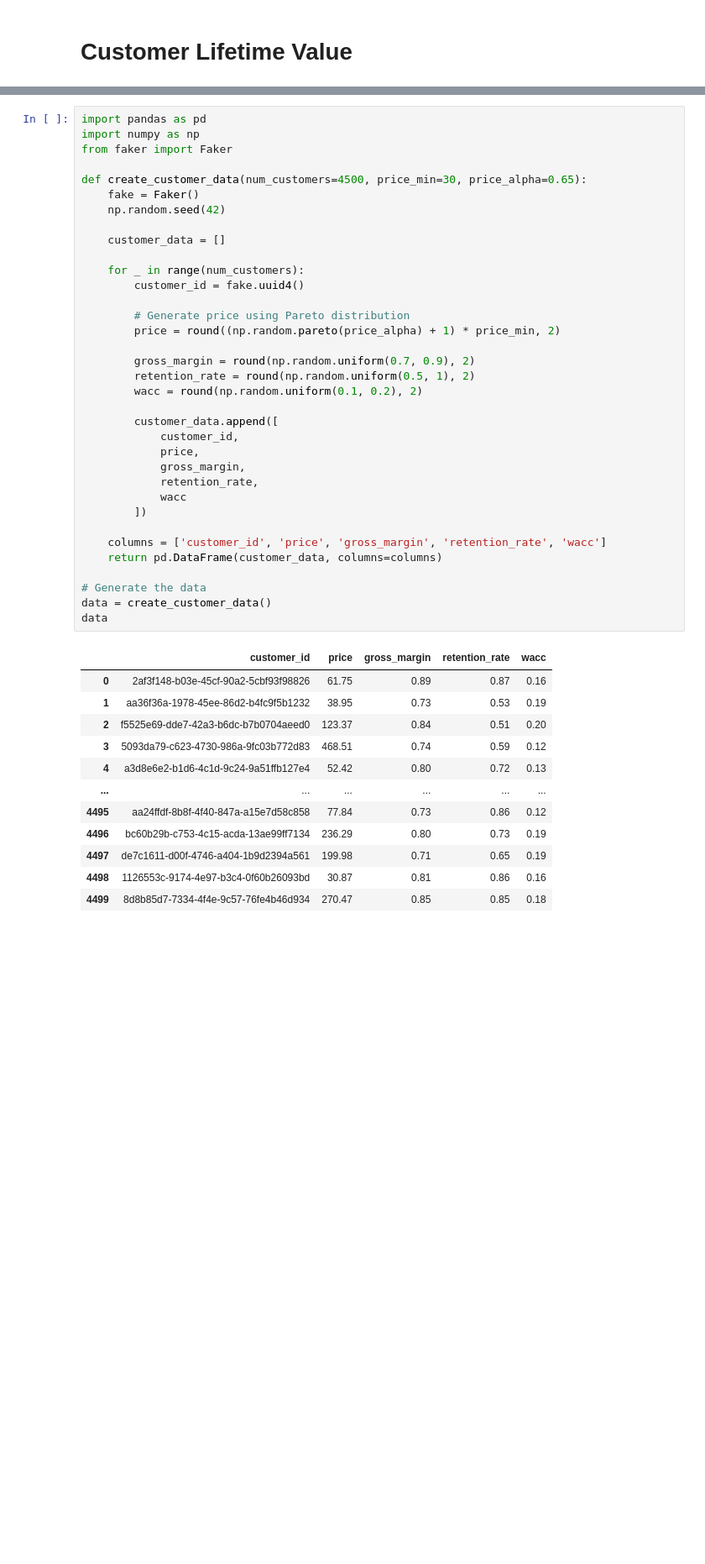
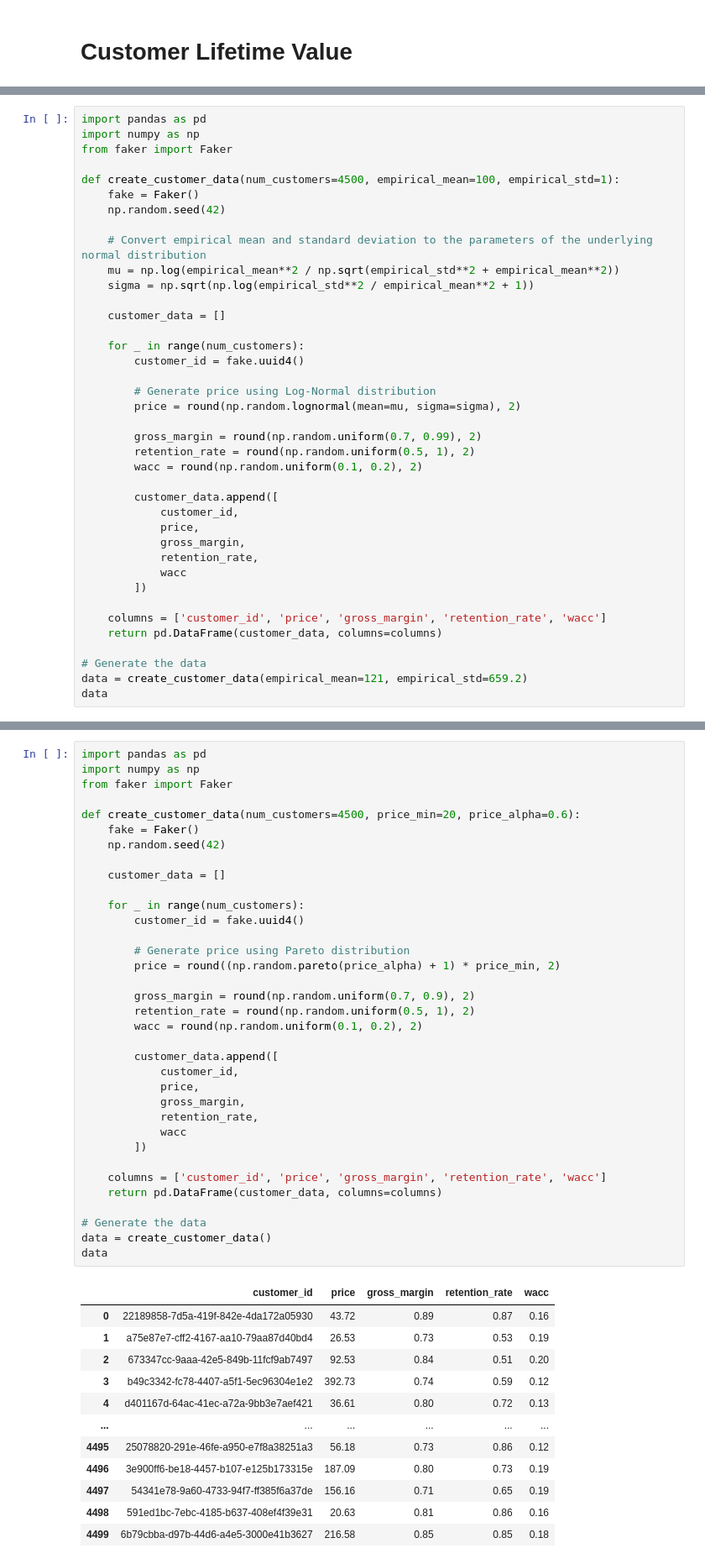
Before and after one commit to patricesweeney/growth, a Jupyter notebook: 01_Valuation/01_CLV.ipynb, the cells around one changed output, grey strips where cells are left out. Shown: that part at 84% size. Drawn from its saved outputs; the diff is of its cells as text; blank space fills up the shorter version.

```diff
--- a/01_Valuation/01_CLV.ipynb
+++ b/01_Valuation/01_CLV.ipynb
@@ -4,0 +49,39 @@
+# %%
+import pandas as pd
+import numpy as np
+from faker import Faker
+
+def create_customer_data(num_customers=4500, empirical_mean=100, empirical_std=1):
+    fake = Faker()
+    np.random.seed(42)
+
+    # Convert empirical mean and standard deviation to the parameters of the underlying normal distribution
+    mu = np.log(empirical_mean**2 / np.sqrt(empirical_std**2 + empirical_mean**2))
+    sigma = np.sqrt(np.log(empirical_std**2 / empirical_mean**2 + 1))
+
+    customer_data = []
+
+    for _ in range(num_customers):
+        customer_id = fake.uuid4()
+
+        # Generate price using Log-Normal distribution
+        price = round(np.random.lognormal(mean=mu, sigma=sigma), 2)
+
+        gross_margin = round(np.random.uniform(0.7, 0.99), 2)
+        retention_rate = round(np.random.uniform(0.5, 1), 2)
+        wacc = round(np.random.uniform(0.1, 0.2), 2)
+
+        customer_data.append([
+            customer_id,
+            price,
+            gross_margin,
+            retention_rate,
+            wacc
+        ])
+
+    columns = ['customer_id', 'price', 'gross_margin', 'retention_rate', 'wacc']
+    return pd.DataFrame(customer_data, columns=columns)
+
+# Generate the data
+data = create_customer_data(empirical_mean=121, empirical_std=659.2)
+data
@@ -7,49 +106,49 @@ import pandas as pd
 import numpy as np
 from faker import Faker
 
-def create_customer_data(num_customers=4500, price_min=30, price_alpha=0.65):
+def create_customer_data(num_customers=4500, price_min=20, price_alpha=0.6):
     fake = Faker()
     np.random.seed(42)
 
     customer_data = []
 
     for _ in range(num_customers):
         customer_id = fake.uuid4()
 
         # Generate price using Pareto distribution
         price = round((np.random.pareto(price_alpha) + 1) * price_min, 2)
 
         gross_margin = round(np.random.uniform(0.7, 0.9), 2)
         retention_rate = round(np.random.uniform(0.5, 1), 2)
         wacc = round(np.random.uniform(0.1, 0.2), 2)
 
         customer_data.append([
             customer_id,
             price,
             gross_margin,
             retention_rate,
             wacc
         ])
 
     columns = ['customer_id', 'price', 'gross_margin', 'retention_rate', 'wacc']
     return pd.DataFrame(customer_data, columns=columns)
 
 # Generate the data
 data = create_customer_data()
 data
 # %% [output]
 |  | customer_id | price | gross_margin | retention_rate | wacc |
-| 0 | 2af3f148-b03e-45cf-90a2-5cbf93f98826 | 61.75 | 0.89 | 0.87 | 0.16 |
-| 1 | aa36f36a-1978-45ee-86d2-b4fc9f5b1232 | 38.95 | 0.73 | 0.53 | 0.19 |
-| 2 | f5525e69-dde7-42a3-b6dc-b7b0704aeed0 | 123.37 | 0.84 | 0.51 | 0.20 |
-| 3 | 5093da79-c623-4730-986a-9fc03b772d83 | 468.51 | 0.74 | 0.59 | 0.12 |
-| 4 | a3d8e6e2-b1d6-4c1d-9c24-9a51ffb127e4 | 52.42 | 0.80 | 0.72 | 0.13 |
+| 0 | 22189858-7d5a-419f-842e-4da172a05930 | 43.72 | 0.89 | 0.87 | 0.16 |
+| 1 | a75e87e7-cff2-4167-aa10-79aa87d40bd4 | 26.53 | 0.73 | 0.53 | 0.19 |
+| 2 | 673347cc-9aaa-42e5-849b-11fcf9ab7497 | 92.53 | 0.84 | 0.51 | 0.20 |
+| 3 | b49c3342-fc78-4407-a5f1-5ec96304e1e2 | 392.73 | 0.74 | 0.59 | 0.12 |
+| 4 | d401167d-64ac-41ec-a72a-9bb3e7aef421 | 36.61 | 0.80 | 0.72 | 0.13 |
 | ... | ... | ... | ... | ... | ... |
-| 4495 | aa24ffdf-8b8f-4f40-847a-a15e7d58c858 | 77.84 | 0.73 | 0.86 | 0.12 |
-| 4496 | bc60b29b-c753-4c15-acda-13ae99ff7134 | 236.29 | 0.80 | 0.73 | 0.19 |
-| 4497 | de7c1611-d00f-4746-a404-1b9d2394a561 | 199.98 | 0.71 | 0.65 | 0.19 |
-| 4498 | 1126553c-9174-4e97-b3c4-0f60b26093bd | 30.87 | 0.81 | 0.86 | 0.16 |
-| 4499 | 8d8b85d7-7334-4f4e-9c57-76fe4b46d934 | 270.47 | 0.85 | 0.85 | 0.18 |
+| 4495 | 25078820-291e-46fe-a950-e7f8a38251a3 | 56.18 | 0.73 | 0.86 | 0.12 |
+| 4496 | 3e900ff6-be18-4457-b107-e125b173315e | 187.09 | 0.80 | 0.73 | 0.19 |
+| 4497 | 54341e78-9a60-4733-94f7-ff385f6a37de | 156.16 | 0.71 | 0.65 | 0.19 |
+| 4498 | 591ed1bc-7ebc-4185-b637-408ef4f39e31 | 20.63 | 0.81 | 0.86 | 0.16 |
+| 4499 | 6b79cbba-d97b-44d6-a4e5-3000e41b3627 | 216.58 | 0.85 | 0.85 | 0.18 |
 4500 rows × 5 columns
 # %% [markdown]
 ## Calculate CLV
```
Also changed, not shown: parts of 6 cells of this notebook, 13 other files.
